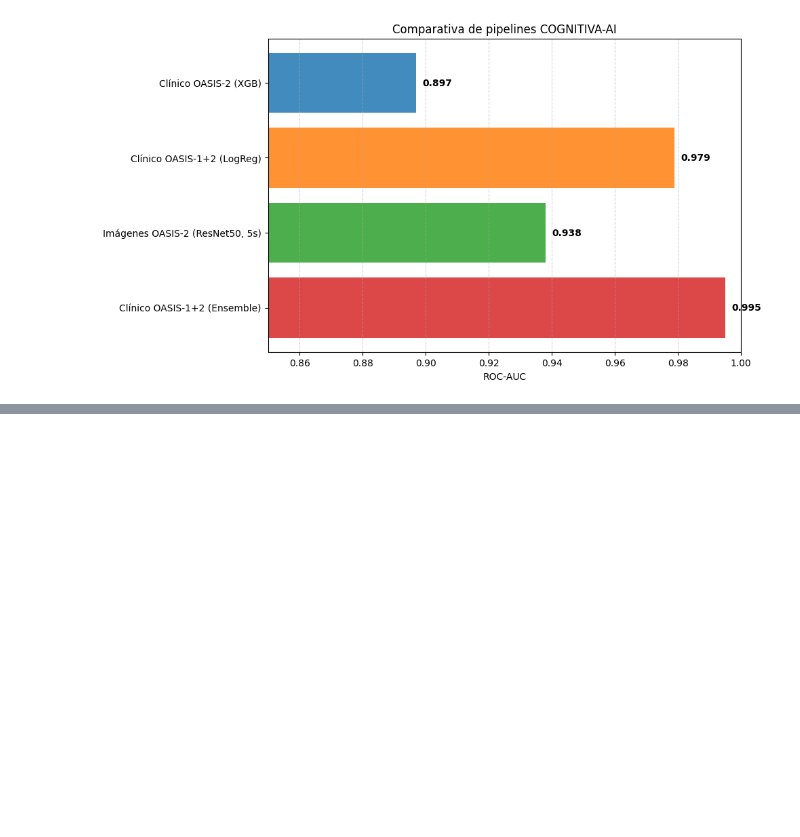
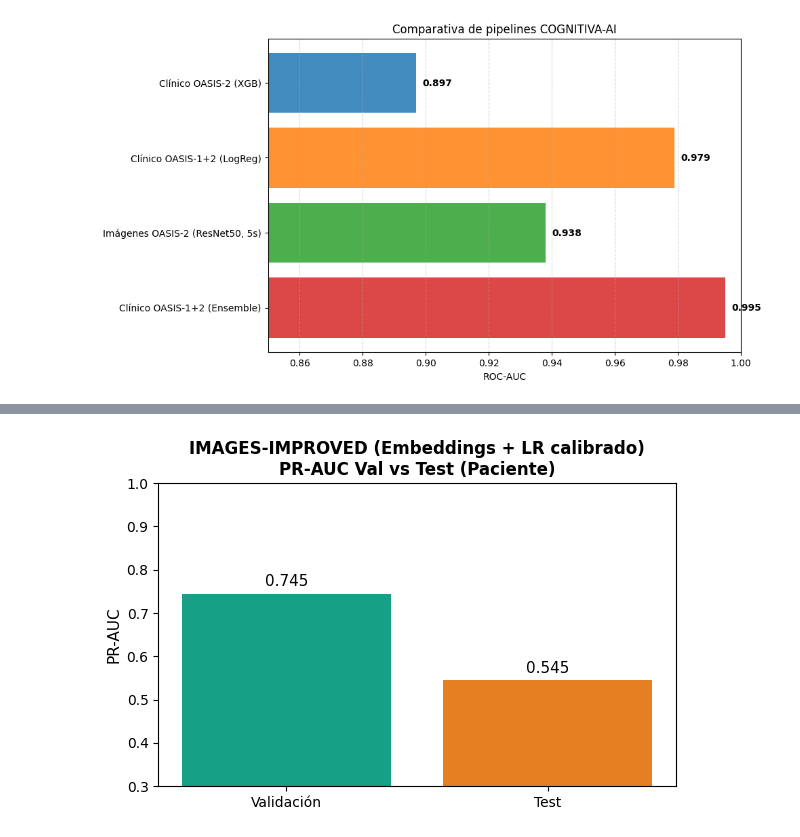
Before and after one commit to fran-eliot/cognitiva-ai, a Jupyter notebook: grafico.ipynb, the cells around one changed output, grey strips where cells are left out. Cells and saved outputs as stored; diff of their text form; code cells hidden in the pictures; blank space fills up the shorter version.

```diff
--- a/grafico.ipynb
+++ b/grafico.ipynb
@@ -28,0 +108,30 @@ plt.show()
+# %%
+import matplotlib.pyplot as plt
+import numpy as np
+import os
+
+os.makedirs("graficos", exist_ok=True)
+
+# PR-AUC paciente-nivel
+prauc_val  = 0.745
+prauc_test = 0.545
+
+labels = ["Validación", "Test"]
+values = [prauc_val, prauc_test]
+colors = ["#16a085", "#e67e22"]
+
+plt.figure(figsize=(6, 4))
+bars = plt.bar(labels, values, color=colors)
+plt.ylim(0.3, 1.0)
+plt.ylabel("PR-AUC", fontsize=11)
+plt.title("IMAGES-IMPROVED (Embeddings + LR calibrado)\nPR-AUC Val vs Test (Paciente)", fontsize=12, weight="bold")
+
+for bar, score in zip(bars, values):
+    plt.text(bar.get_x() + bar.get_width()/2, score + 0.01, f"{score:.3f}",
+             ha="center", va="bottom", fontsize=11)
+
+plt.tight_layout()
+plt.savefig("graficos/comparativa_images_improved_val_test_prauc.png", dpi=150)
+plt.show()
+# %% [output]
+[figure, added]
```
Also changed, not shown: parts of 3 cells of this notebook, 6 other files.
